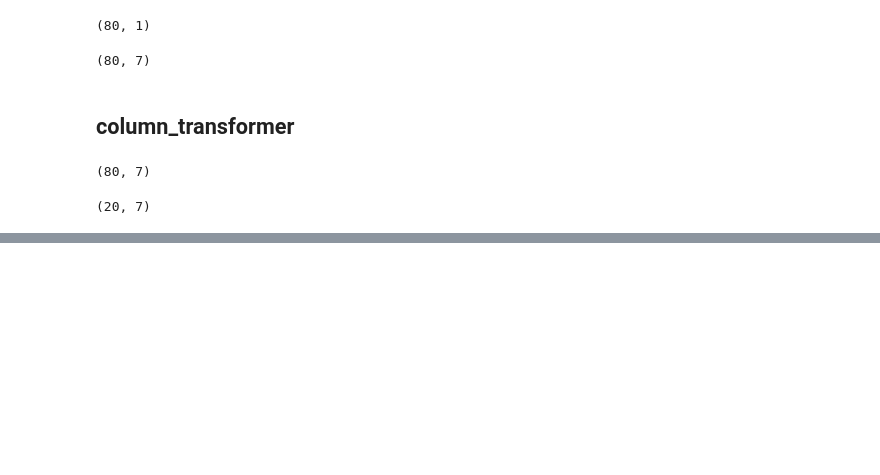
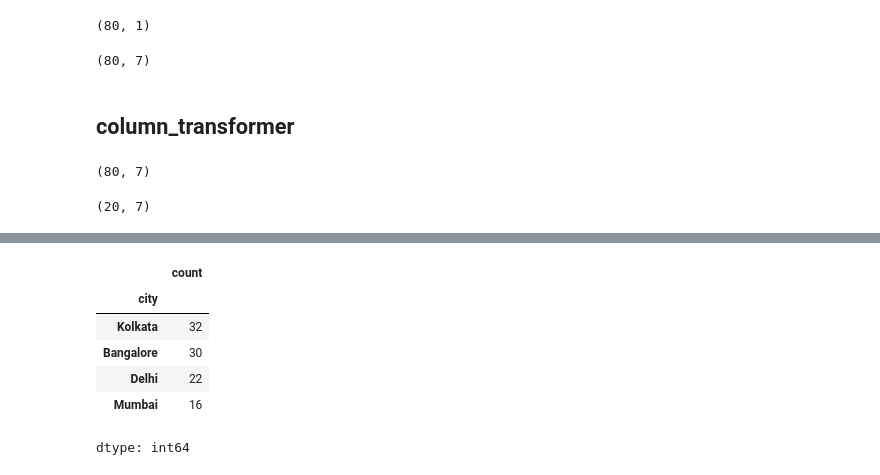
Before and after one commit to adas754/mle, a Jupyter notebook: COLUMN_transformer.ipynb, the cells around one changed output, grey strips where cells are left out. Drawn from its saved outputs; the diff is of its cells as text; code cells hidden in the pictures; blank space fills up the shorter version.

```diff
--- a/COLUMN_transformer.ipynb
+++ b/COLUMN_transformer.ipynb
@@ -122,0 +182,10 @@ transformer.transform(X_test).shape
+# %%
+df['city'].value_counts()
+# %% [output]
+|  | count |
+| city |  |
+| Kolkata | 32 |
+| Bangalore | 30 |
+| Delhi | 22 |
+| Mumbai | 16 |
+dtype: int64
```
Also changed, not shown: parts of 8 cells of this notebook.
